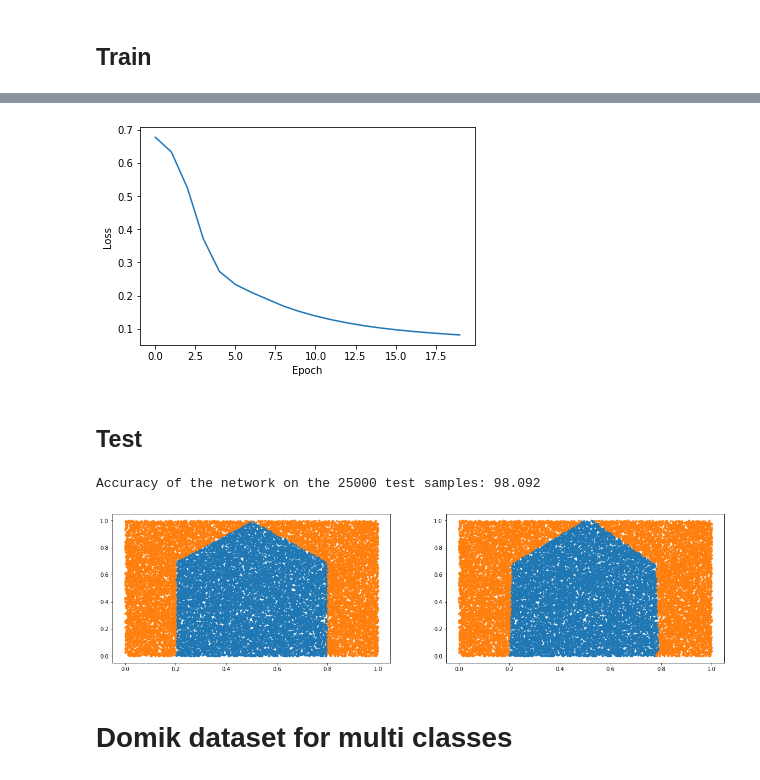
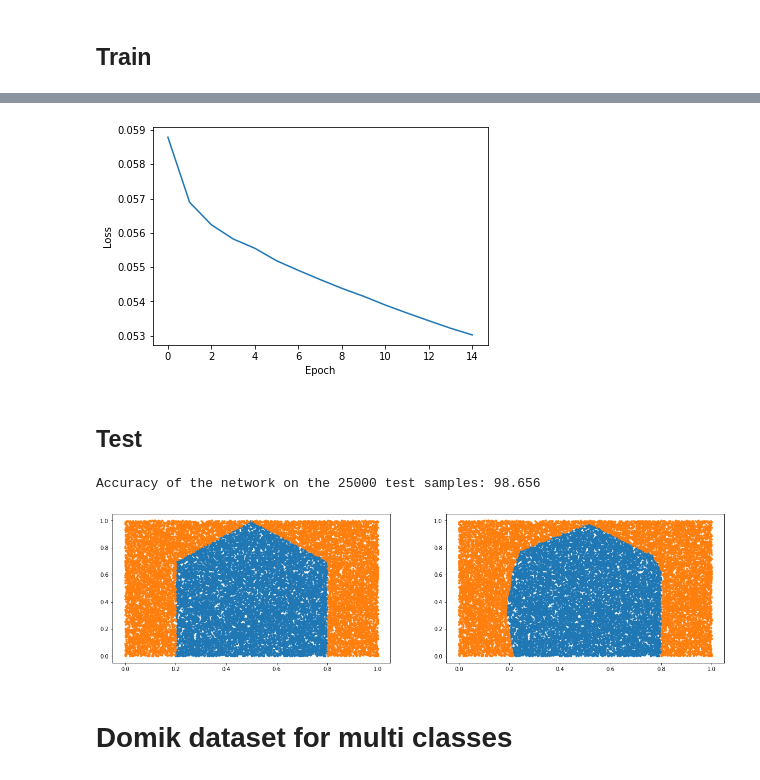
Before and after one commit to Eugene-Smith/cvr_course, a Jupyter notebook: notebooks/nn_sem5_pt2_hw5.ipynb, the cells around one changed output, grey strips where cells are left out. Cells and saved outputs as stored; diff of their text form; code cells hidden in the pictures.

```diff
--- a/notebooks/nn_sem5_pt2_hw5.ipynb
+++ b/notebooks/nn_sem5_pt2_hw5.ipynb
@@ -165,8 +165,8 @@ class Net(nn.Module):
     def __init__(self):
         super(Net, self).__init__()
         # an affine operation: y = Wx + b
-        self.fc1 = nn.Linear(2, 10)
-        self.fc2 = nn.Linear(10, 1)
+        self.fc1 = nn.Linear(2, 15)
+        self.fc2 = nn.Linear(15, 1)
 
     def forward(self, x):
         x = F.leaky_relu(self.fc1(x))
@@ -185,5 +209,5 @@ Net(
 # %%
-EPOCHS_TO_TRAIN = 20
+EPOCHS_TO_TRAIN = 15
 train(network=net,
       train_dataset=domik,
       epochs=EPOCHS_TO_TRAIN,
@@ -213,12 +232,12 @@ Epoch       19 Loss: 0.08154386788007488
-[figure, old version]
+[figure, new version]
 # %% [markdown]
 ## Test
 # %%
 test_dataset = DomikDataset(DATASET_SIZE*5)
 test(network=net, test_dataset=test_dataset, dividing_criterion=lambda s: 1 if s > 0.5 else 0)
 # %% [output]
-Accuracy of the network on the 25000 test samples: 98.092
+Accuracy of the network on the 25000 test samples: 98.656
-[figure, old version]
+[figure, new version]
 # %% [markdown]
 # Domik dataset for multi classes
 # %%
```
Also changed, not shown: parts of 24 cells of this notebook.
